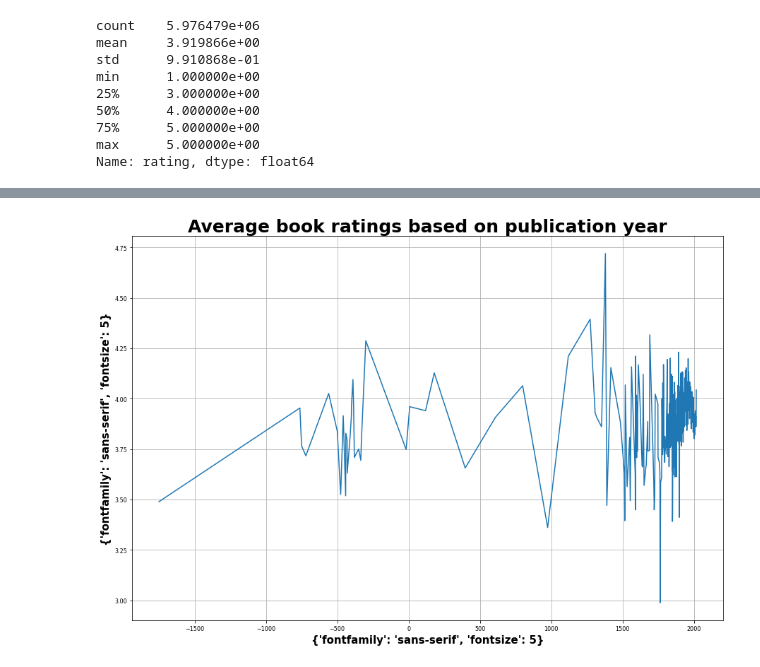
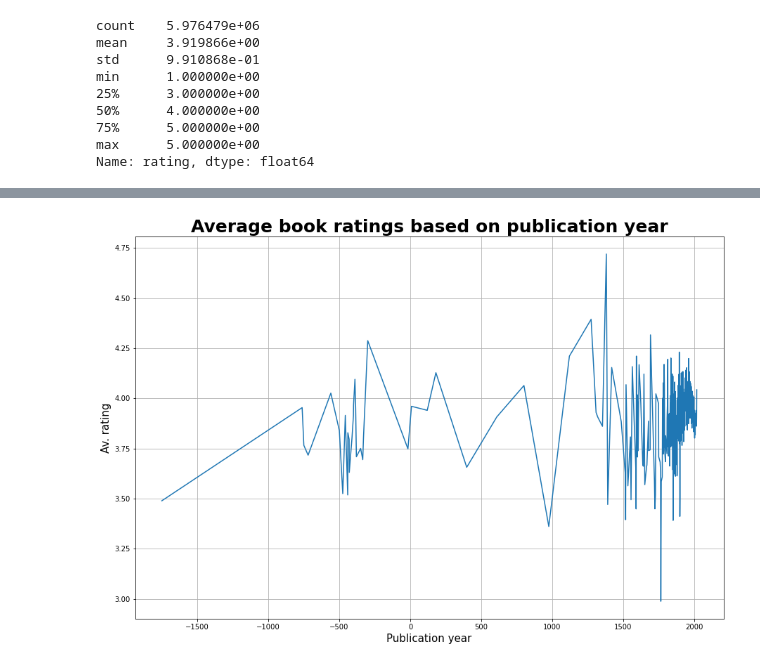
Before and after one commit to ColinB19/BookRecommender, a Jupyter notebook: exploratory_analysis_v2.ipynb, the cells around one changed output, grey strips where cells are left out. Cells and saved outputs as stored; diff of their text form; code cells hidden in the pictures.

Commit message:
More changes to exploratory. Adding graphs.

```diff
--- a/exploratory_analysis_v2.ipynb
+++ b/exploratory_analysis_v2.ipynb
@@ -9,8 +9,7 @@ import matplotlib.pyplot as plt
 %matplotlib inline
 
 label_kwargs = {'fontfamily': 'sans-serif',
-                'fontsize': 15,
-                'fontweight': 'bold'}
+                'fontsize': 15}
 
 title_kwargs = {'fontfamily': 'sans-serif',
                 'fontsize': 25,
@@ -167,13 +166,13 @@ av_rating_on_year = ratings.groupby('year')['rating'].mean()
 # %%
 plt.figure(figsize=(15,10))
 
 plt.plot(av_rating_on_year)
 plt.title('Average book ratings based on publication year', title_kwargs)
 plt.xlabel('Publication year', label_kwargs)
 plt.ylabel('Av. rating', label_kwargs)
-plt.xlabel(tick_kwargs)
-plt.ylabel(tick_kwargs)
+# plt.ticks(tick_kwargs)
+# plt.ylabel(tick_kwargs)
 plt.grid(True)
 plt.show()
 # %% [output]
-[figure, old version]
+[figure, new version]
```
Also changed, not shown: parts of 5 cells of this notebook.
